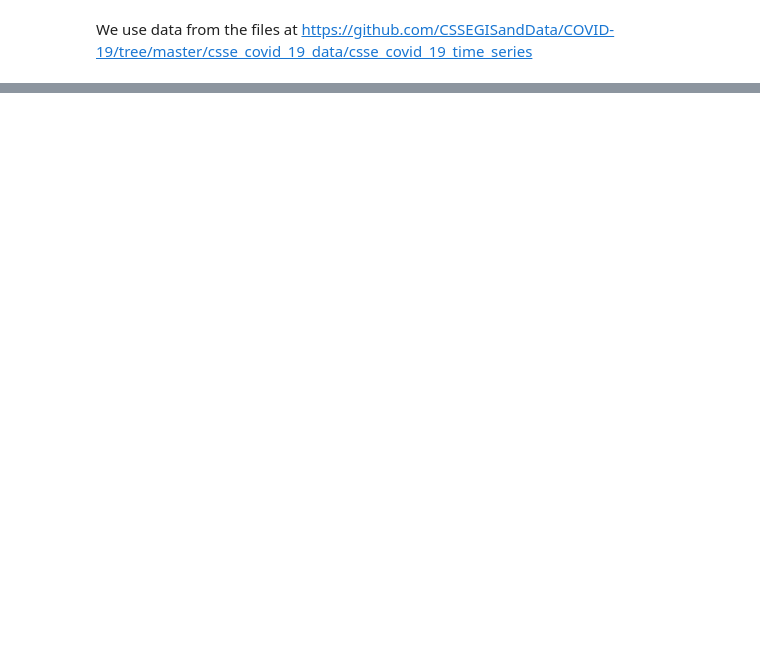
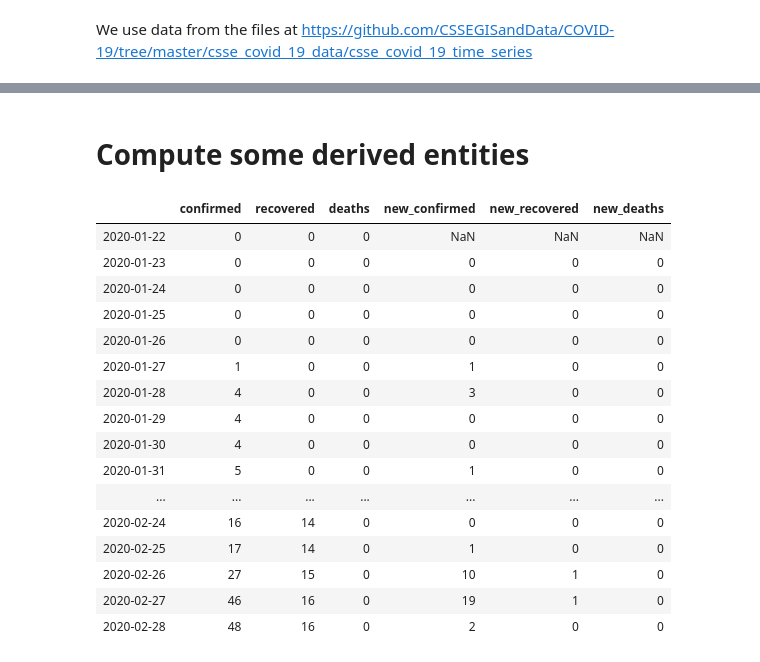
Before and after one commit to oscovida/oscovida, a Jupyter notebook: germany.ipynb, the cells around one changed output, grey strips where cells are left out. Drawn from its saved outputs; the diff is of its cells as text; code cells hidden in the pictures; blank space fills up the shorter version.

```diff
--- a/germany.ipynb
+++ b/germany.ipynb
@@ -36,3 +115,7 @@ Recovered : last data point from 2020-02-28 00:00:00
 # %%
 country = "Germany"
+# %%
+c_deaths = deaths.loc[country].drop('Province/State')
+c_confirmed = confirmed.loc[country].drop('Province/State')
+c_recovered = recovered.loc[country].drop('Province/State')
 # %%
@@ -44,0 +130,10 @@ recovered.loc[country].plot(kind='line', style='o-')
+# %%
+# create one DataFrame for country/region
+c_df = pd.DataFrame()
+c_df['confirmed'] = c_confirmed
+c_df['recovered'] = c_recovered
+c_df['deaths'] = c_deaths
+c_df.index = string_to_date(c_df.index)
+# %%
+c_df.country = country  # remember which country we work on, just in case
+c_df.tail()
@@ -44,0 +147,27 @@ recovered.loc[country].plot(kind='line', style='o-')
+# %% [markdown]
+# Compute some derived entities
+# %%
+# Compute day-to-day increases
+c_df['new_confirmed'] = c_df['confirmed'].diff()
+c_df['new_recovered'] = c_df['recovered'].diff()
+c_df['new_deaths'] = c_df['deaths'].diff()
+# %%
+c_df
+# %% [output]
+|  | confirmed | recovered | deaths | new_confirmed | new_recovered | new_deaths |
+| 2020-01-22 | 0 | 0 | 0 | NaN | NaN | NaN |
+| 2020-01-23 | 0 | 0 | 0 | 0 | 0 | 0 |
+| 2020-01-24 | 0 | 0 | 0 | 0 | 0 | 0 |
+| 2020-01-25 | 0 | 0 | 0 | 0 | 0 | 0 |
+| 2020-01-26 | 0 | 0 | 0 | 0 | 0 | 0 |
+| 2020-01-27 | 1 | 0 | 0 | 1 | 0 | 0 |
+| 2020-01-28 | 4 | 0 | 0 | 3 | 0 | 0 |
+| 2020-01-29 | 4 | 0 | 0 | 0 | 0 | 0 |
+| 2020-01-30 | 4 | 0 | 0 | 0 | 0 | 0 |
+| 2020-01-31 | 5 | 0 | 0 | 1 | 0 | 0 |
+| ... | ... | ... | ... | ... | ... | ... |
+| 2020-02-24 | 16 | 14 | 0 | 0 | 0 | 0 |
+| 2020-02-25 | 17 | 14 | 0 | 1 | 0 | 0 |
+| 2020-02-26 | 27 | 15 | 0 | 10 | 1 | 0 |
+| 2020-02-27 | 46 | 16 | 0 | 19 | 1 | 0 |
+| 2020-02-28 | 48 | 16 | 0 | 2 | 0 | 0 |
```
Also changed, not shown: parts of 14 cells of this notebook.
